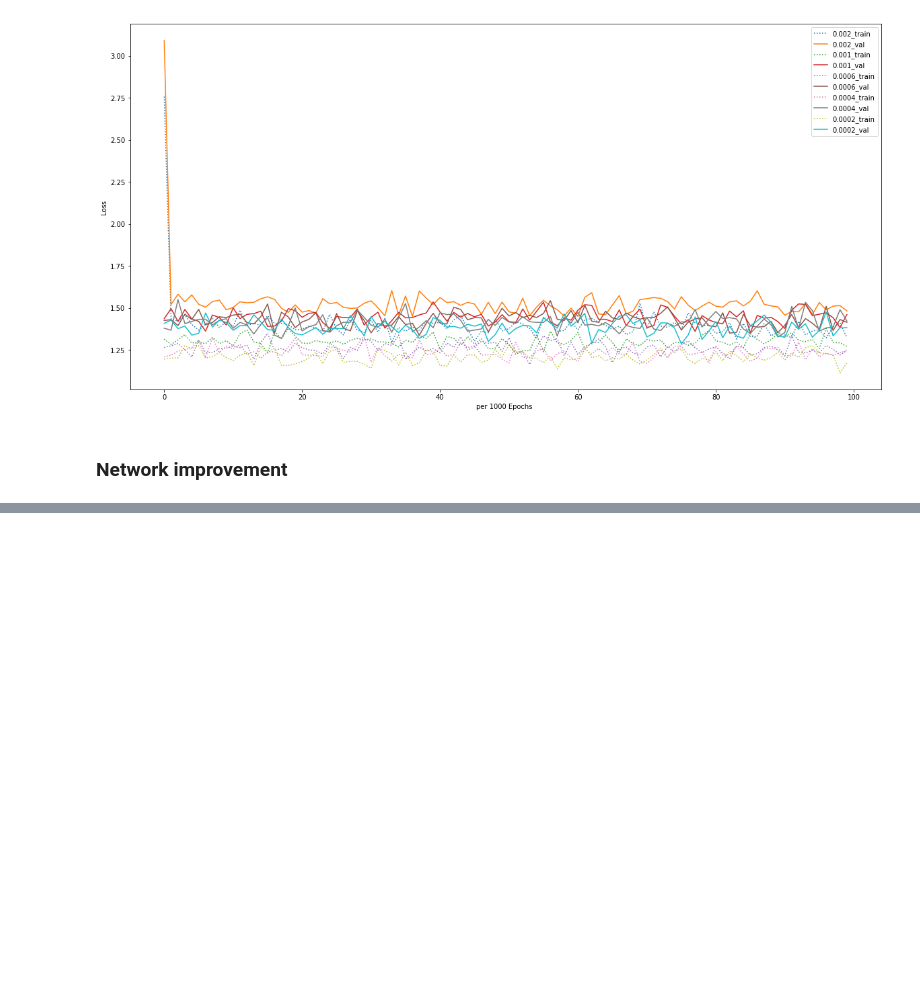
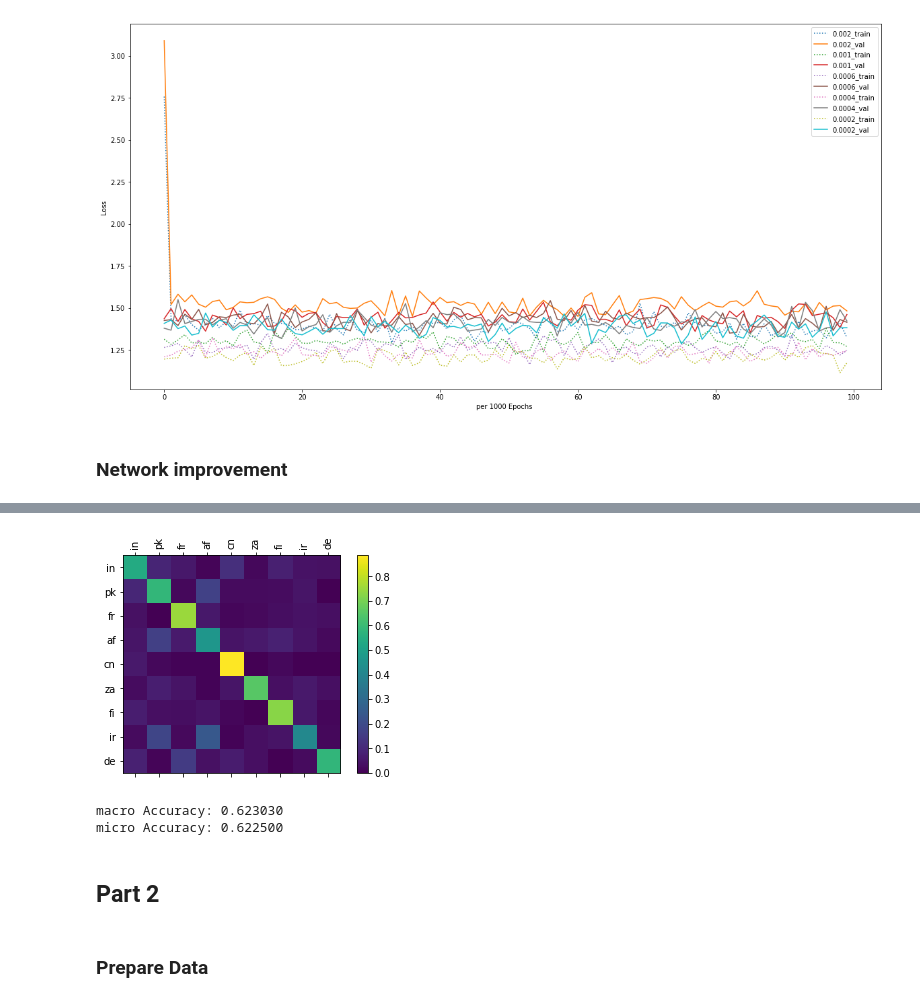
Before and after one commit to Daweihao/nlp_assign3, a Jupyter notebook: assign3.ipynb, the cells around one changed output, grey strips where cells are left out. Cells and saved outputs as stored; diff of their text form; code cells hidden in the pictures; blank space fills up the shorter version.

Commit message:
Part 1 Tuning Completed

```diff
--- a/assign3.ipynb
+++ b/assign3.ipynb
@@ -381,6 +385,9 @@ plt.legend(loc='upper right')
 [figure]
 # %% [markdown]
 ### Network improvement
+# %%
+# tuning parameters
+N_hidden = 128
 # %%
 # define a different RNN model
 class nRNN(nn.Module):
@@ -407,0 +418,7 @@ class nRNN(nn.Module):
+# %%
+criterion = nn.NLLLoss() # set up loss function
+LR = 0.0002 # If you set this too high, it might explode. If too low, it might not learn
+
+# optimizer = torch.optim.Adam(ip_rnn.parameters(), lr=LR, betas=(0.9, 0.999) )
+optimizer = torch.optim.Adam(ip_rnn.parameters(),lr = LR)
+# scheduler = lr_scheduler.CosineAnnealingLR(optimizer,T_max = (n_epochs // 9) + 1)
@@ -407,0 +506,55 @@ class nRNN(nn.Module):
+# %%
+confusion = torch.zeros(n_categories, n_categories)
+n_confusion = 10000
+# Go through a bunch of examples and record which are correctly guessed
+for i in range(n_confusion):
+    category, line, category_tensor, line_tensor = random_training_pair(all_val_categories,category_lines_val)
+#     category, line, category_tensor, line_tensor = random_training_pair(all_train_categories,category_lines_train)
+    hidden = ip_rnn.init_hidden()
+
+    for i in range(line_tensor.size()[0]):
+        output, hidden = ip_rnn(line_tensor[i], hidden)
+#     output = evaluate(line_tensor)
+    guess, guess_i = category_from_output(output)
+    category_i = all_val_categories.index(category)
+#     category_i = all_train_categories.index(category)
+    confusion[category_i][guess_i] += 1
+micro_confusion = confusion.clone()
+# Normalize by dividing every row by its sum
+for i in range(n_categories):
+    confusion[i] = confusion[i] / confusion[i].sum()
+
+# Set up plot
+fig = plt.figure()
+ax = fig.add_subplot(111)
+cax = ax.matshow(confusion.numpy())
+fig.colorbar(cax)
+# Set up axes
+ax.set_xticklabels([''] + all_val_categories, rotation=90)
+# ax.set_xticklabels([''] + all_train_categories, rotation=90)
+ax.set_yticklabels([''] + all_val_categories)
+# ax.set_yticklabels([''] + all_train_categories)
+
+# Force label at every tick
+ax.xaxis.set_major_locator(ticker.MultipleLocator(1))
+ax.yaxis.set_major_locator(ticker.MultipleLocator(1))
+
+plt.show()
+acc = 0
+for i in range(confusion.shape[0]):
+    acc+= confusion[i][i]
+macro_acc = acc/confusion.shape[0]
+print("macro Accuracy: %f"%macro_acc)
+acc = 0
+for i in range(micro_confusion.shape[0]):
+    acc+= micro_confusion[i][i]
+micro_acc = acc/n_confusion
+print("micro Accuracy: %f"%micro_acc)
+# %% [output]
+[figure, added]
+macro Accuracy: 0.623030
+micro Accuracy: 0.622500
+# %% [markdown]
+## Part 2
+# %% [markdown]
+### Prepare Data
```
Also changed, not shown: parts of 10 cells of this notebook, 27 other files.
